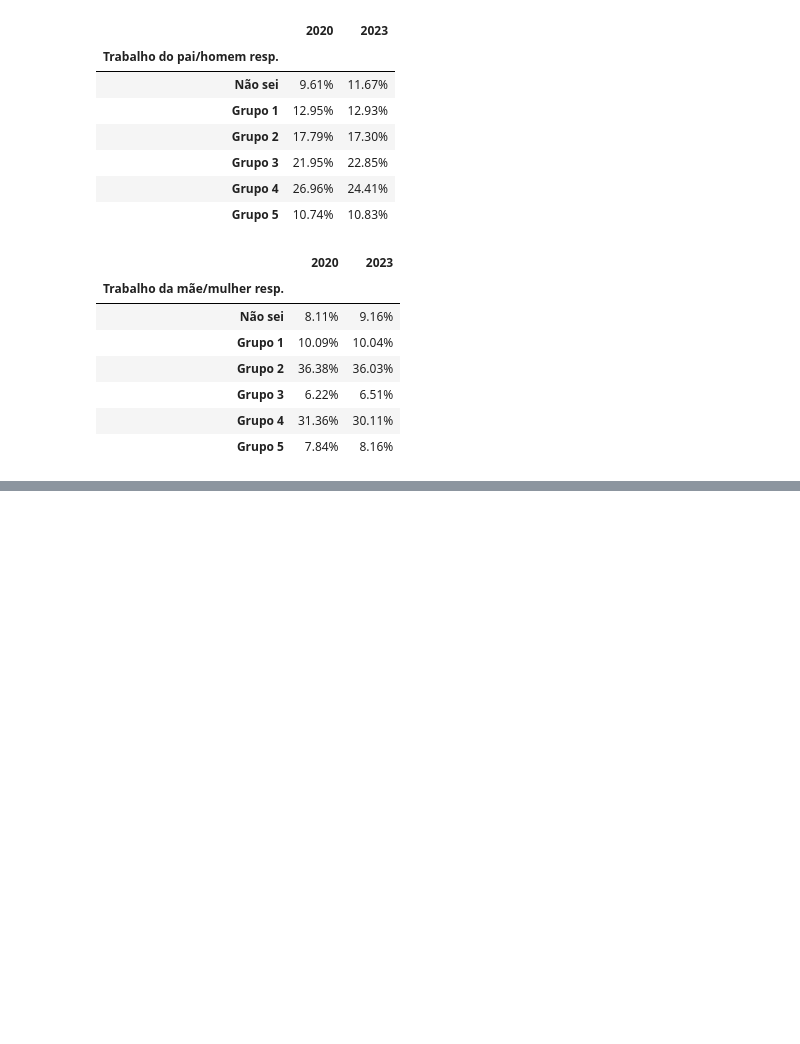
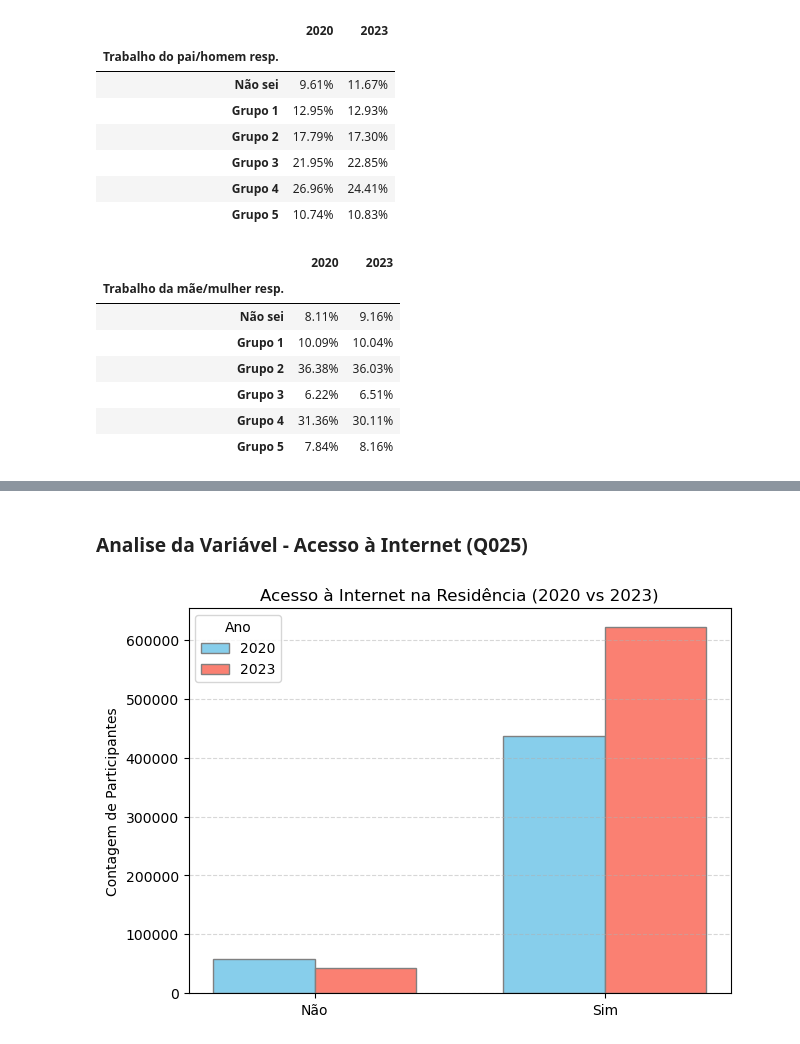
Before and after one commit to AllineOliveira/Projeto-2-Cdados, a Jupyter notebook: Projeto 2 - Grupo 6 2.ipynb, the cells around one changed output, grey strips where cells are left out. Drawn from its saved outputs; the diff is of its cells as text; code cells hidden in the pictures; blank space fills up the shorter version.

```diff
--- a/Projeto 2 - Grupo 6 2.ipynb
+++ b/Projeto 2 - Grupo 6 2.ipynb
@@ -929,0 +1138,35 @@ Apesar da presença nos grupos superiores, sendo eles os grupos 4 e 5 (médico/a
+# %% [markdown]
+### Analise da Variável - Acesso à Internet (Q025)
+# %%
+#Tirando os Nan
+
+df20_net = enem2020_final[enem2020_final['internet'].notna()]
+df23_net = enem2023_final[enem2023_final['internet'].notna()]
+
+#Value Counts
+
+cont_2020_net = df20_net['internet'].value_counts()
+cont_2023_net = df23_net['internet'].value_counts()
+
+# Plot do Gráfico
+
+ordem_net = ['Não', 'Sim'] # Forçando a ordem lógica
+valores20_net = cont_2020_net.reindex(ordem_net, fill_value=0).values
+valores23_net = cont_2023_net.reindex(ordem_net, fill_value=0).values
+
+largura_barra = 0.35
+r1_net = np.arange(len(ordem_net))
+r2_net = [x + largura_barra for x in r1_net]
+
+plt.figure(figsize=(7, 5))
+plt.bar(r1_net, valores20_net, color='skyblue', width=largura_barra, edgecolor='gray', label='2020')
+plt.bar(r2_net, valores23_net, color='salmon', width=largura_barra, edgecolor='gray', label='2023')
+
+plt.title('Acesso à Internet na Residência (2020 vs 2023)')
+plt.ylabel('Contagem de Participantes')
+plt.xticks([r + largura_barra/2 for r in r1_net], ordem_net)
+plt.legend(title='Ano')
+plt.grid(axis='y', linestyle='--', alpha=0.5)
+plt.show()
+# %% [output]
+[figure, added]
```
Also changed, not shown: parts of 29 cells of this notebook.
